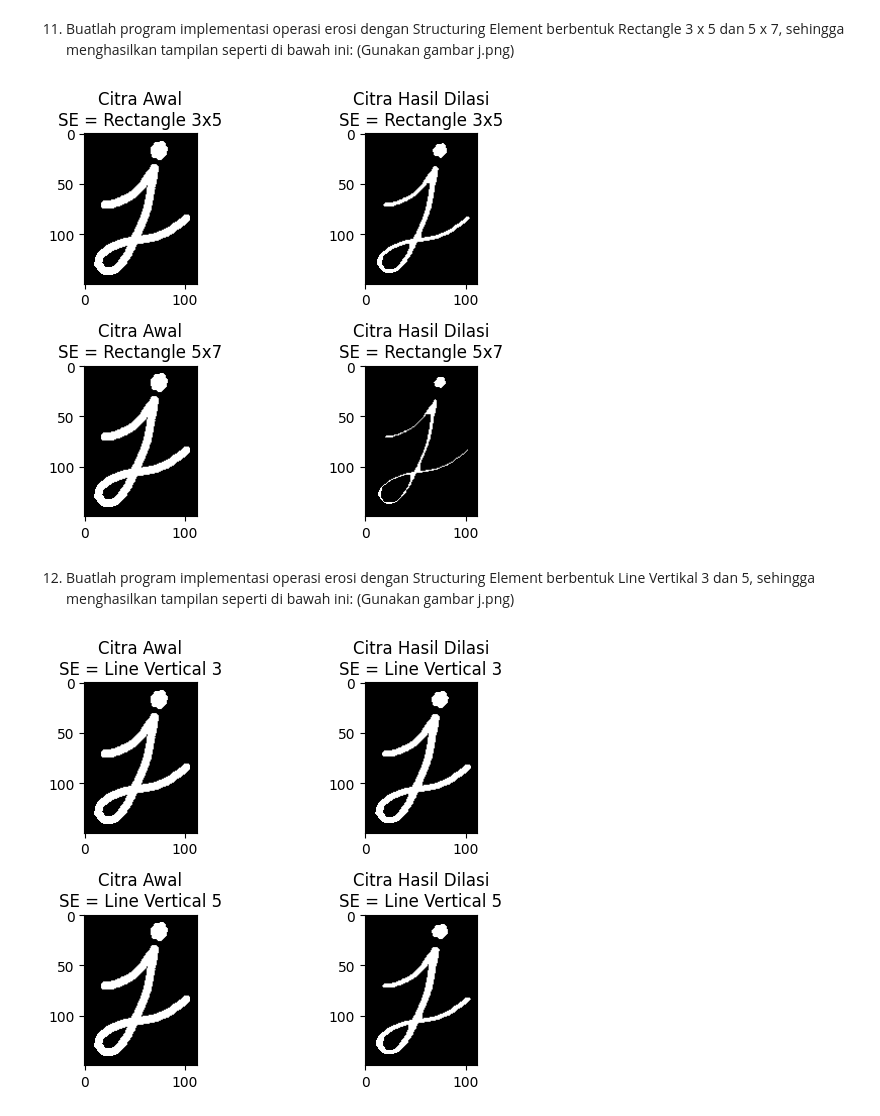
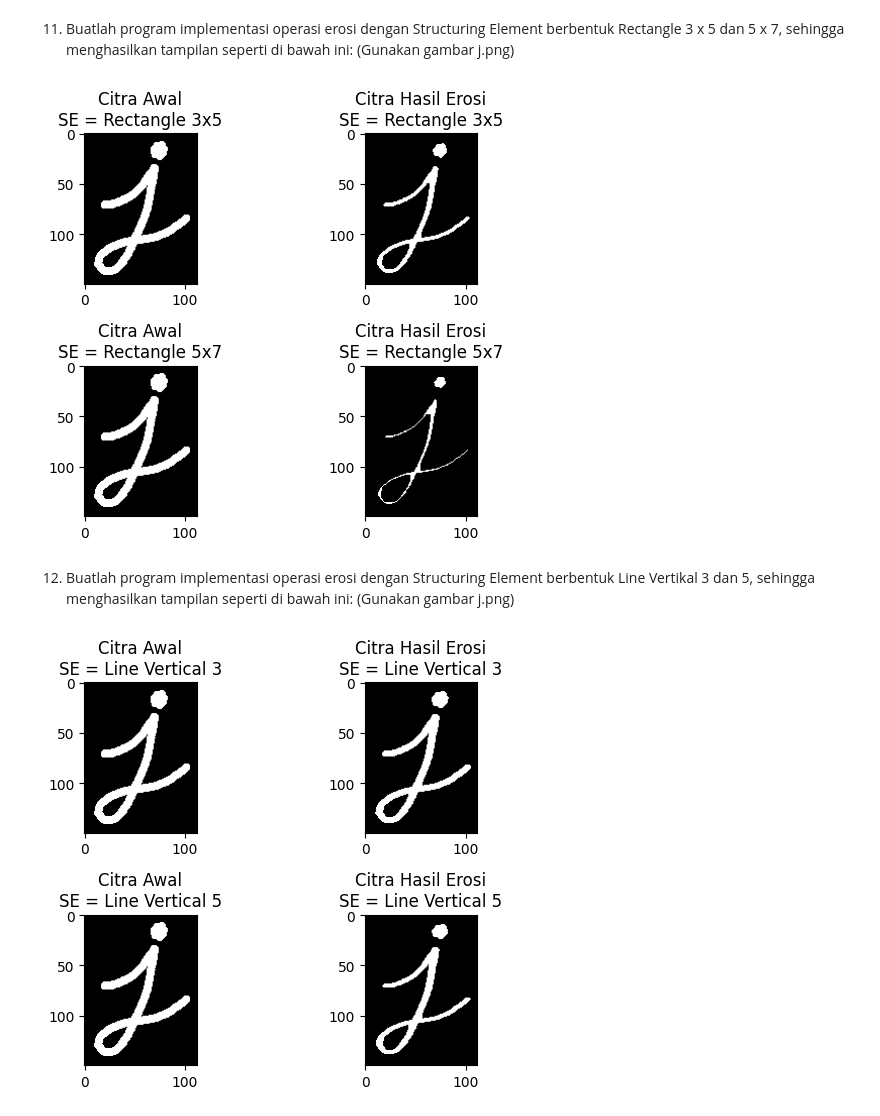
Before and after one commit to armand010/PCVK_Ganjil_2024, a Jupyter notebook: PCVK_Week_9_03.ipynb, the cells around one changed output. Saved outputs shown, nothing was run; the diff lists cells and outputs as text; code cells hidden in the pictures.

```diff
--- a/PCVK_Week_9_03.ipynb
+++ b/PCVK_Week_9_03.ipynb
@@ -307,37 +307,37 @@ Rectangle 3 x 5 dan 5 x 7, sehingga menghasilkan tampilan seperti di bawah ini:
 # Gambar yang digunakan
 jImg = j_Img.copy()
 
 # Kernel dengan Structuing Element
 kernel35 = cv2.getStructuringElement(cv2.MORPH_RECT, (3, 5))
 
 kernel57 = cv2.getStructuringElement(cv2.MORPH_RECT, (5, 7))
 
-# Fungsi dilasi gambar
+# Fungsi erosi gambar
 eroded35 = cv2.erode(jImg, kernel35, iterations=1)
 
 eroded57 = cv2.erode(jImg, kernel57, iterations=1)
 
 # Menampilkan hasil
 plt.subplot(221)
 plt.title('Citra Awal\nSE = Rectangle 3x5')
 plt.imshow(jImg)
 
 plt.subplot(222)
-plt.title('Citra Hasil Dilasi\nSE = Rectangle 3x5')
+plt.title('Citra Hasil Erosi\nSE = Rectangle 3x5')
 plt.imshow(eroded35)
 
 plt.subplot(223)
 plt.title('Citra Awal\nSE = Rectangle 5x7')
 plt.imshow(jImg)
 
 plt.subplot(224)
-plt.title('Citra Hasil Dilasi\nSE = Rectangle 5x7')
+plt.title('Citra Hasil Erosi\nSE = Rectangle 5x7')
 plt.imshow(eroded57)
 
 plt.tight_layout()
 plt.show()
 # %% [output]
-[figure, old version]
+[figure, new version]
 # %% [markdown]
 12. Buatlah program implementasi operasi erosi dengan Structuring Element berbentuk
 Line Vertikal 3 dan 5, sehingga menghasilkan tampilan seperti di bawah ini: (Gunakan
@@ -351,7 +351,7 @@ kernel3 = cv2.getStructuringElement(cv2.MORPH_RECT, (1, 3))
 
 kernel5 = cv2.getStructuringElement(cv2.MORPH_RECT, (1, 5))
 
-# Fungsi dilasi gambar
+# Fungsi erosi gambar
 eroded3 = cv2.erode(jImg, kernel3, iterations=1)
 
 eroded5 = cv2.erode(jImg, kernel5, iterations=1)
@@ -362,7 +362,7 @@ plt.title('Citra Awal\nSE = Line Vertical 3')
 plt.imshow(jImg)
 
 plt.subplot(222)
-plt.title('Citra Hasil Dilasi\nSE = Line Vertical 3')
+plt.title('Citra Hasil Erosi\nSE = Line Vertical 3')
 plt.imshow(eroded3)
 
 plt.subplot(223)
@@ -370,10 +370,10 @@ plt.title('Citra Awal\nSE = Line Vertical 5')
 plt.imshow(jImg)
 
 plt.subplot(224)
-plt.title('Citra Hasil Dilasi\nSE = Line Vertical 5')
+plt.title('Citra Hasil Erosi\nSE = Line Vertical 5')
 plt.imshow(eroded5)
 
 plt.tight_layout()
 plt.show()
 # %% [output]
-[figure, old version]
+[figure, new version]
```
